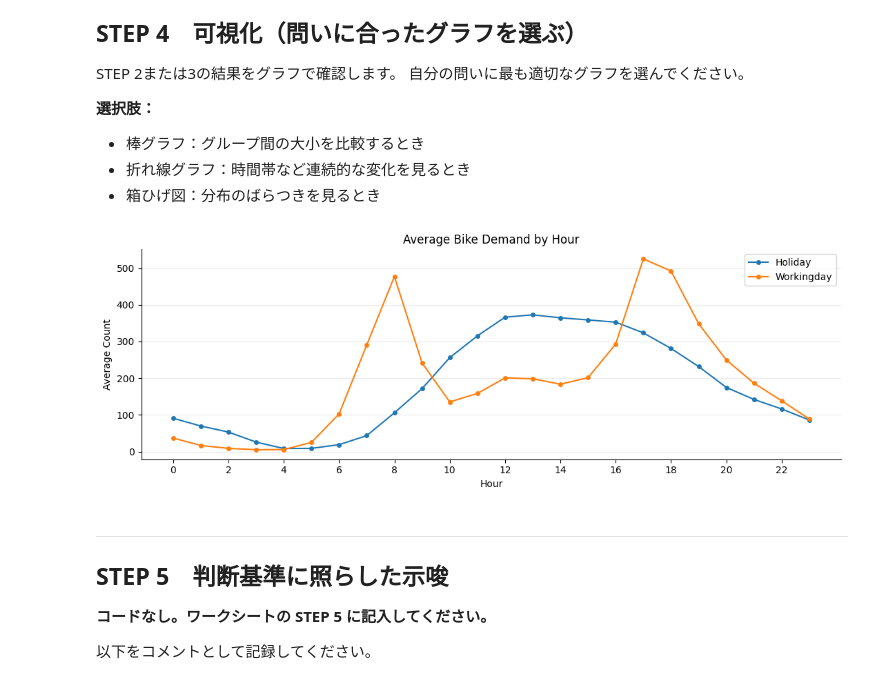
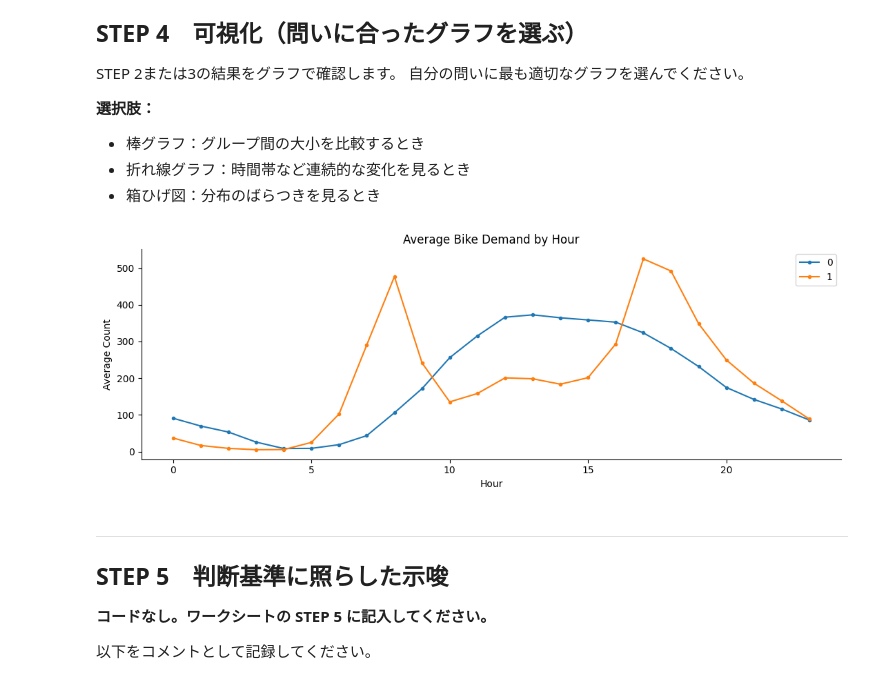
Before and after one commit to HeiKol258/kobe-data-business-colab, a Jupyter notebook: lecture03/lecture3_notebook.ipynb, the cells around one changed output. Saved outputs shown, nothing was run; the diff lists cells and outputs as text; code cells hidden in the pictures.

```diff
--- a/lecture03/lecture3_notebook.ipynb
+++ b/lecture03/lecture3_notebook.ipynb
@@ -190,31 +190,33 @@ STEP 2または3の結果をグラフで確認します。
 - 折れ線グラフ：時間帯など連続的な変化を見るとき
 - 箱ひげ図：分布のばらつきを見るとき
 # %%
-# 4-1　平日・休日別の時間帯パターンを可視化する
-fig, ax = plt.subplots(figsize=(11, 4))
-labels = {0: 'Holiday', 1: 'Workingday'}
+# 4-1　可視化する
+# TODO: 自分の問いに合ったグラフを作成してください
 
-for group_val in sorted(df['workingday'].unique()):
-    subset = (
-        df[df['workingday'] == group_val]
-        .groupby('hr')['cnt']
-        .mean()
-    )
-    ax.plot(
-        subset.index, subset.values,
-        label=labels[group_val], marker='o', markersize=4
-    )
+fig, ax = plt.subplots()
+
+# ── 棒グラフの例 ──────────────────────────────────────────────────────
+# result_1axis.plot(kind='bar', ax=ax, color='#1E2761', alpha=0.85)
+
+# ── 折れ線グラフの例（時間帯×グループ）──────────────────────────────
+# for group_val in df[____].unique():
+#     subset = df[df[____] == group_val].groupby(____)[____].mean()
+#     ax.plot(subset.index, subset.values, label=str(group_val), marker='o', markersize=3)
+# ax.legend()
+
+# ── 自分のコードをここに書く ──────────────────────────────────────────
+for group_val in df['workingday'].unique():
+    subset = df[df['workingday'] == group_val].groupby('hr')['cnt'].mean()
+    ax.plot(subset.index, subset.values, label=str(group_val), marker='o', markersize=3)
+ax.legend()
 
 ax.set_title('Average Bike Demand by Hour')
 ax.set_xlabel('Hour')
 ax.set_ylabel('Average Count')
-ax.set_xticks(range(0, 24, 2))
-ax.grid(axis='y', alpha=0.25)
-ax.legend()
 plt.tight_layout()
 plt.show()
 # %% [output]
-[figure, old version]
+[figure, new version]
 # %% [markdown]
 ---
 ## STEP 5　判断基準に照らした示唆
```
